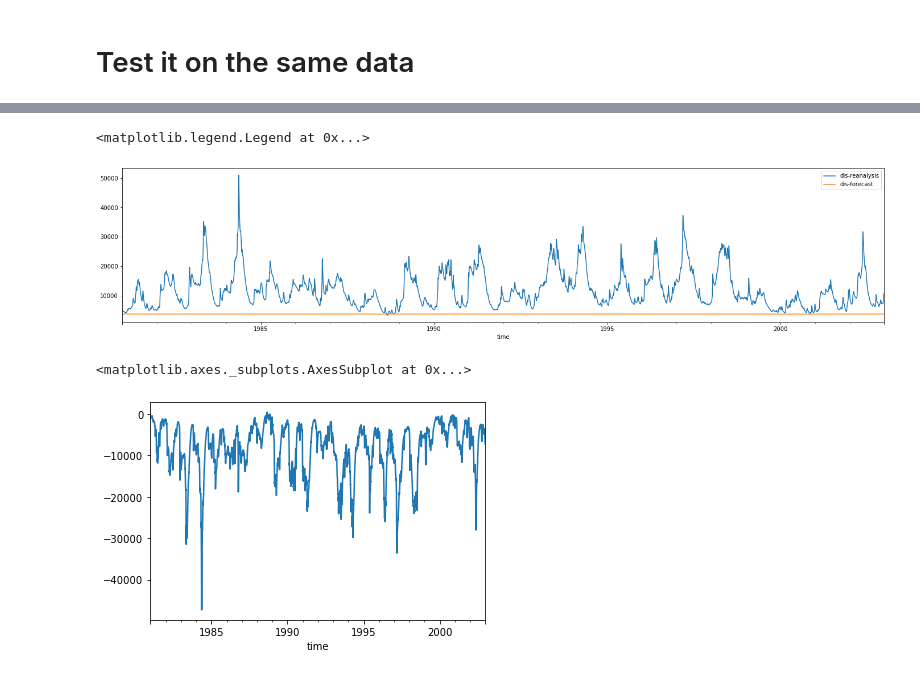
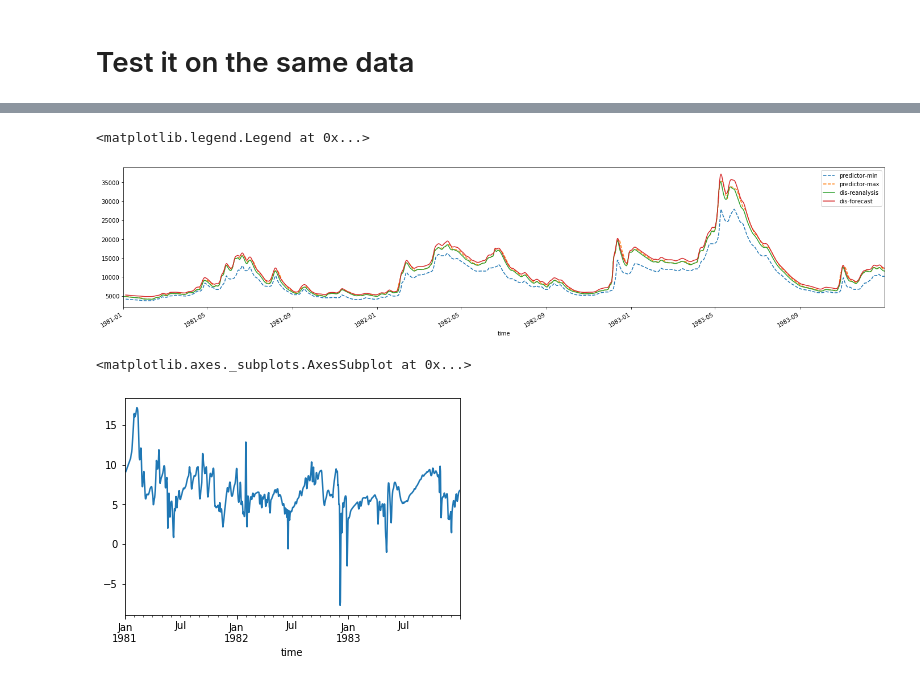
Before and after one commit to ECMWFCode4Earth/ml_flood, a Jupyter notebook: python/ml-flowmodel#3-optimize_performance.ipynb, the cells around one changed output, grey strips where cells are left out. Cells and saved outputs as stored; diff of their text form; code cells hidden in the pictures.

```diff
--- a/python/ml-flowmodel#3-optimize_performance.ipynb
+++ b/python/ml-flowmodel#3-optimize_performance.ipynb
@@ -29,6 +47,9 @@ glofas = shift_time(glofas, -dt.timedelta(days=1))
 # %%
-glofas = glofas.sel(latitude=slice(40, 28),
-                    longitude=slice(-95, -85))
+box_model = dict(latitude=slice(40, 28),
+                 longitude=slice(-95, -85))
+# %%
+glofas = glofas.sel(box_model)
+era5 = era5.sel(box_model)
 # %%
 dis = glofas['dis']
 # %%
@@ -122,0 +163,3 @@ upstream = select_upstream_river(dis_box, dis_point, z_box, z_point, rivermask,
+# %%
+dis = dis.load()
+disf = dis.where(few_precip)
@@ -247,14 +335,14 @@ class KerasDenseNN(object):
                               **kwargs)
 # %%
 
-mlp_kws = dict(optimizer=('RMSprop', dict(lr=0.01)),
+mlp_kws = dict(optimizer=('sgd', dict(lr=1)),
                loss='mean_squared_error',
-               N_hidden_nodes=(4,4),
-               hidden_activation=keras.layers.ReLU(), #-LeakyReLU(alpha=0.3), #'relu',
-               output_activation='linear',
-               bias_initializer='zeros',
-               batch_size=512,
-               dropout=.25,
+               #N_hidden_nodes=(4,4),
+               #hidden_activation=keras.layers.Activation('sigmoid'), #keras.layers.ReLU(), #-LeakyReLU(alpha=0.3), #'relu',
+               #output_activation='linear',
+               #bias_initializer='random_uniform',
+               batch_size=128,
+               dropout=0., #.25,
                epochs=1000,
               )
 
@@ -268,10 +356,10 @@ if False:
                      ('model', LinearRegression(**linear_kws)),],
                     verbose=True)
 if True:
-    pipe = Pipeline([('scaler', StandardScaler()),
-                     #('pca', PCA(n_components=4)),
+    pipe = Pipeline([#('scaler', StandardScaler()),
+                     #('pca', PCA(n_components=2)),
                      ('model', KerasDenseNN(**mlp_kws)),],
-                    verbose=True)
+                    verbose=False)
 # %%
 pipe
 # %% [output]
@@ -377,15 +444,26 @@ array([3692.2976, 3692.293 , 3692.2878, ..., 3693.2407, 3693.254 ,
 # %%
 fig, ax = plt.subplots(figsize=(24,5))
+#for p in range(Xda.shape[1]):
+    #print(p)
+    #print(Xda[:,p])
+minpred = add_time(Xda.min(axis=1), time)
+maxpred = add_time(Xda.max(axis=1), time)
+
+minpred.plot(ax=ax, linestyle='--', label='predictor-min')
+maxpred.plot(ax=ax, linestyle='--', label='predictor-max')
+
+
 obs = dis[:,i,j].to_pandas()
 fcst = ytest_dis.to_pandas()
 obs.plot(ax=ax, label='dis-reanalysis')
 fcst.plot(ax=ax, label='dis-forecast')
 plt.legend()
+#plt.gca().set_xlim(dt.datetime(1981,1,1), dt.datetime(1982,1,1))
 # %% [output]
 <matplotlib.legend.Legend at 0x...>
-[figure, old version]
+[figure, new version]
 # %%
-(fcst-obs).plot()
+((fcst-obs)/obs*100).plot()
 # %% [output]
 <matplotlib.axes._subplots.AxesSubplot at 0x...>
-[figure, old version]
+[figure, new version]
```
Also changed, not shown: parts of 30 cells of this notebook.
